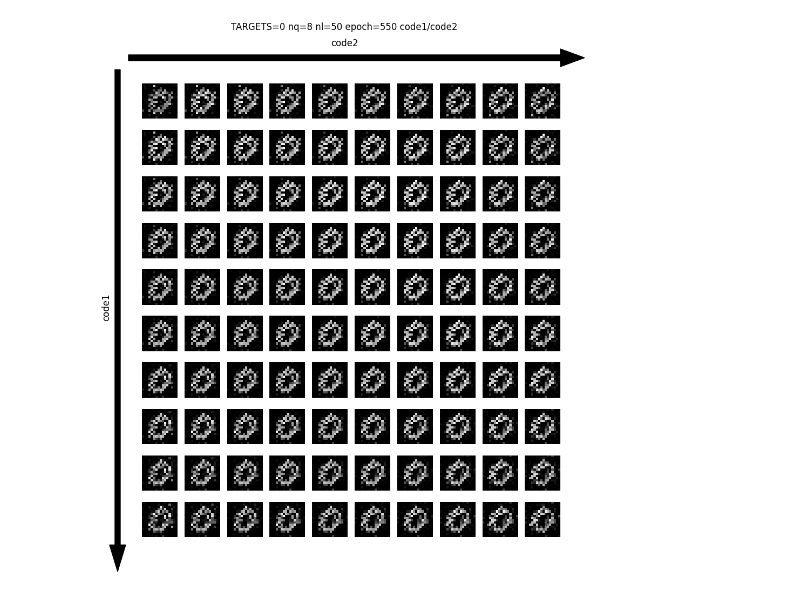
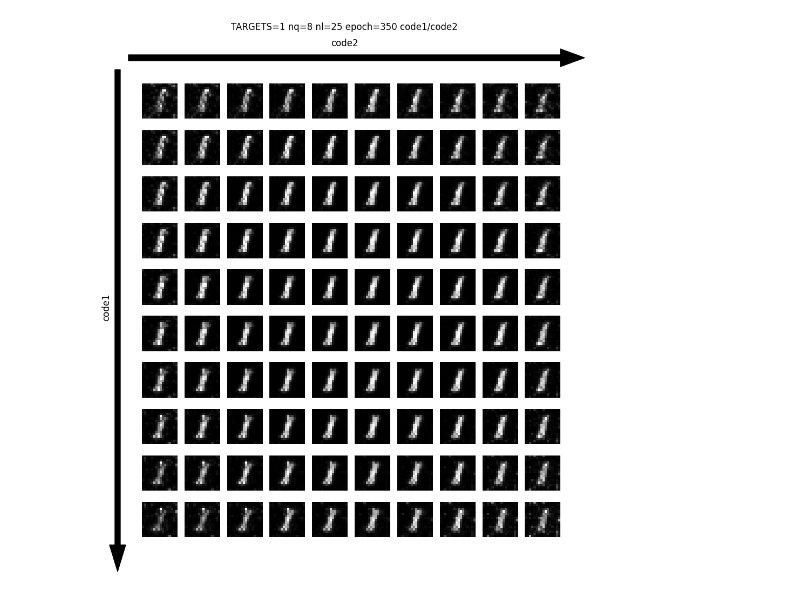
Before and after one commit to red1108/infoQGAN, a Jupyter notebook: new_mnist_visualize.ipynb, the cells around one changed output. Drawn from its saved outputs; the diff is of its cells as text; code cells hidden in the pictures.

```diff
--- a/new_mnist_visualize.ipynb
+++ b/new_mnist_visualize.ipynb
@@ -38,7 +38,7 @@ import argparse
 import json
 # %%
 # args.txt 파일 경로 설정
-base_dir = './runs/MNIST_0_InfoQGAN_nq8_nl50_0.4_Jan14_20_34_34'
+base_dir = './runs/MNIST_1_InfoQGAN_nq8_nl25_0.6_Jan17_15_14_50'
 args_file_path = f'{base_dir}/args.txt'
 
 # args.txt 파일 읽기 및 파라미터 추출
@@ -65,9 +65,9 @@ print(f"seed: {SEED}")
 dev = qml.device("lightning.qubit", wires=n_qubits)
 
 # generator 로딩
-epoch = 600
+epoch = 350
 generator_initial_params = torch.load(f'{base_dir}/params/generator_params_epoch{epoch}.pth')
-generator = QGAN.QGAN2(n_qubits, n_qubits, n_layers, generator_initial_params, dev)
+generator = QGAN.QGAN5(n_qubits, n_qubits, n_layers, generator_initial_params, dev)
 
 
 generator.params = generator_initial_params
@@ -80,15 +80,37 @@ seed: 0.4
 # %%
+# def generator_postprocessing(generator_output):
+#     # generator_output: (BATCH_SIZE, img_size**2), 값: [0,1] 범위
+#     # 평균과의 비율을 제곱해서 잡음제거 / 큰값 증폭 함.
+#     ratio = generator_output / (1 / (img_size ** 2))
+#     adjusted_output = (ratio ** 2) * (1 / (img_size ** 2))
+#     clipped_output = torch.clamp(adjusted_output, 0, 1)
+
+#     # max 정규화로 [0,1] 맞추기
+#     normalized_output = clipped_output / clipped_output.max(dim=1, keepdim=True).values
+
+#     return normalized_output
+
+import torchvision.transforms as T
 def generator_postprocessing(generator_output):
     # generator_output: (BATCH_SIZE, img_size**2), 값: [0,1] 범위
-    # 평균과의 비율을 제곱해서 잡음제거 / 큰값 증폭 함.
+    # 평균 이하인 값만 제곱해서 값을 더 작게 만듦
     ratio = generator_output / (1 / (img_size ** 2))
     adjusted_output = (ratio ** 2) * (1 / (img_size ** 2))
     clipped_output = torch.clamp(adjusted_output, 0, 1)
 
-    # max 정규화로 [0,1] 맞추기
-    normalized_output = clipped_output / clipped_output.max(dim=1, keepdim=True).values
+    # gaussian blur
+    B = clipped_output.shape[0]
+    x = clipped_output.view(B, 1, img_size, img_size)
 
-    return normalized_output
+    blur = T.GaussianBlur(kernel_size=3, sigma=0.5)
+    blurred = blur(x)  # (B,1,H,W)
+
+    # 3) 최댓값 기준 [0,1] 스케일링
+    max_vals = blurred.view(B, -1).max(dim=1, keepdim=True)[0]  # (B, 1)
+    normalized = blurred / (max_vals.view(B,1,1,1) + 1e-8)
+
+    # 결과를 (B, img_size**2) 형태로 다시 되돌려 반환
+    return normalized.view(B, -1)
 
 def generate_image(generator, seed):
     generator_output = generator.forward(seed)
@@ -107,8 +129,8 @@ def visualize_output2(output, code1, code2):
         for j in range(10):
             axs[i, j].imshow(output[i*10+j].reshape(img_size, img_size).detach().numpy(), cmap='gray')
             axs[i, j].axis('off')
-    code1_name = f'code{code1}' if code1 < code_qubits else f'latent{code1-code_qubits}'
-    code2_name = f'code{code2}' if code2 < code_qubits else f'latent{code2-code_qubits}'
+    code1_name = f'code{code1}' if code1 <= code_qubits else f'latent{code1-code_qubits}'
+    code2_name = f'code{code2}' if code2 <= code_qubits else f'latent{code2-code_qubits}'
 
     # x축 라벨을 위에 추가
     fig.text(0.5, 0.94, code2_name, ha='center', fontsize=12)  # x축 라벨 (위쪽)
@@ -174,12 +196,12 @@ for t in range(n_qubits):
 # %%
 # generator_seed = np.random.uniform(-0.25, 0.25, (100, n_qubits)) # 원래 값 범위에서 1/4로 줄임.
 generator_seed = np.zeros((100, n_qubits))
 
 for i in range(100):
     r, c = i//10, i%10 # r, c 로 각각 -0.25 ~ 0.25 내분
-    generator_seed[i, -2] = SEED * (-1 + 2 * r / 9)
-    generator_seed[i, -1] = SEED * (-1 + 2 * c / 9)
+    generator_seed[i, -2] = SEED * (-1.5 + 3 * r / 9)
+    generator_seed[i, -1] = SEED * (-1.5 + 3 * c / 9)
 reconstructed = generate_image(generator, generator_seed)
 visualize_output2(reconstructed, 1, 2)
 # %% [output]
-[figure, old version]
+[figure, new version]
```
Also changed, not shown: parts of 2 cells of this notebook, 2 other files.
